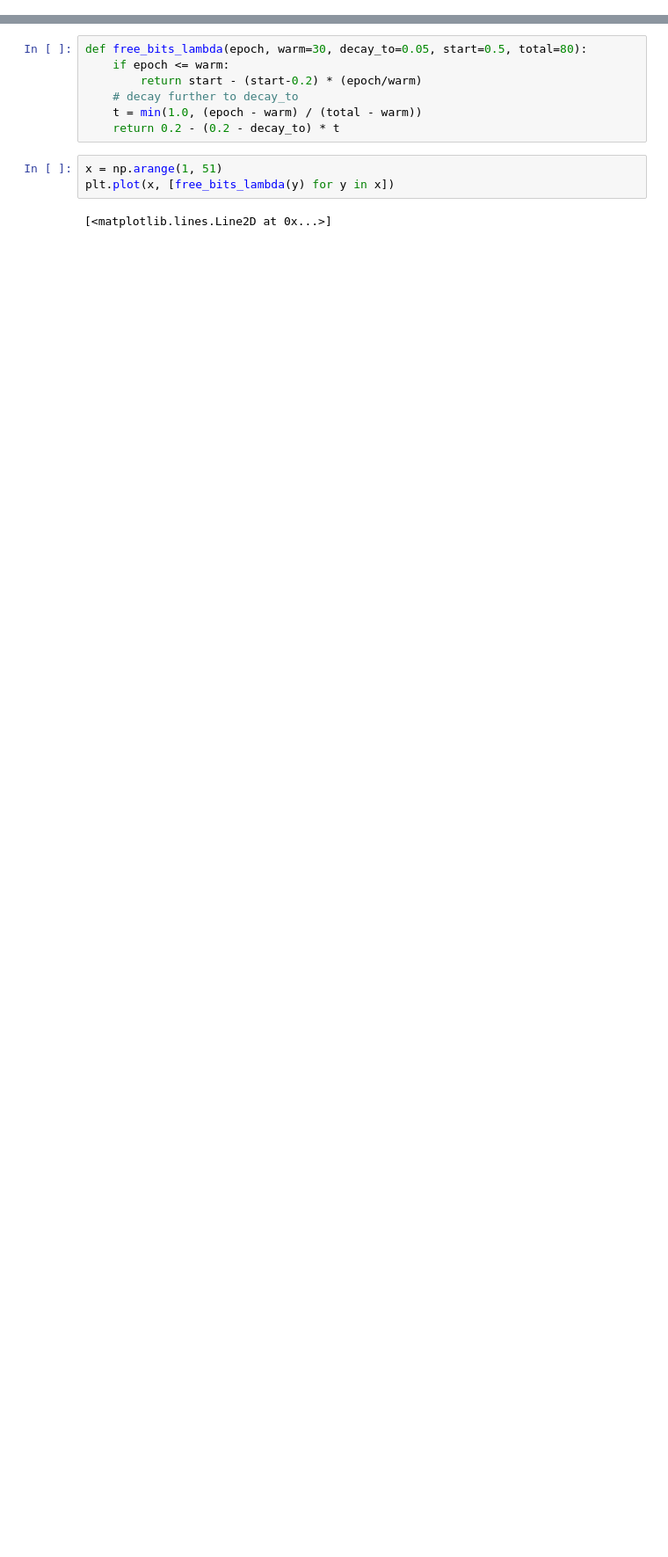
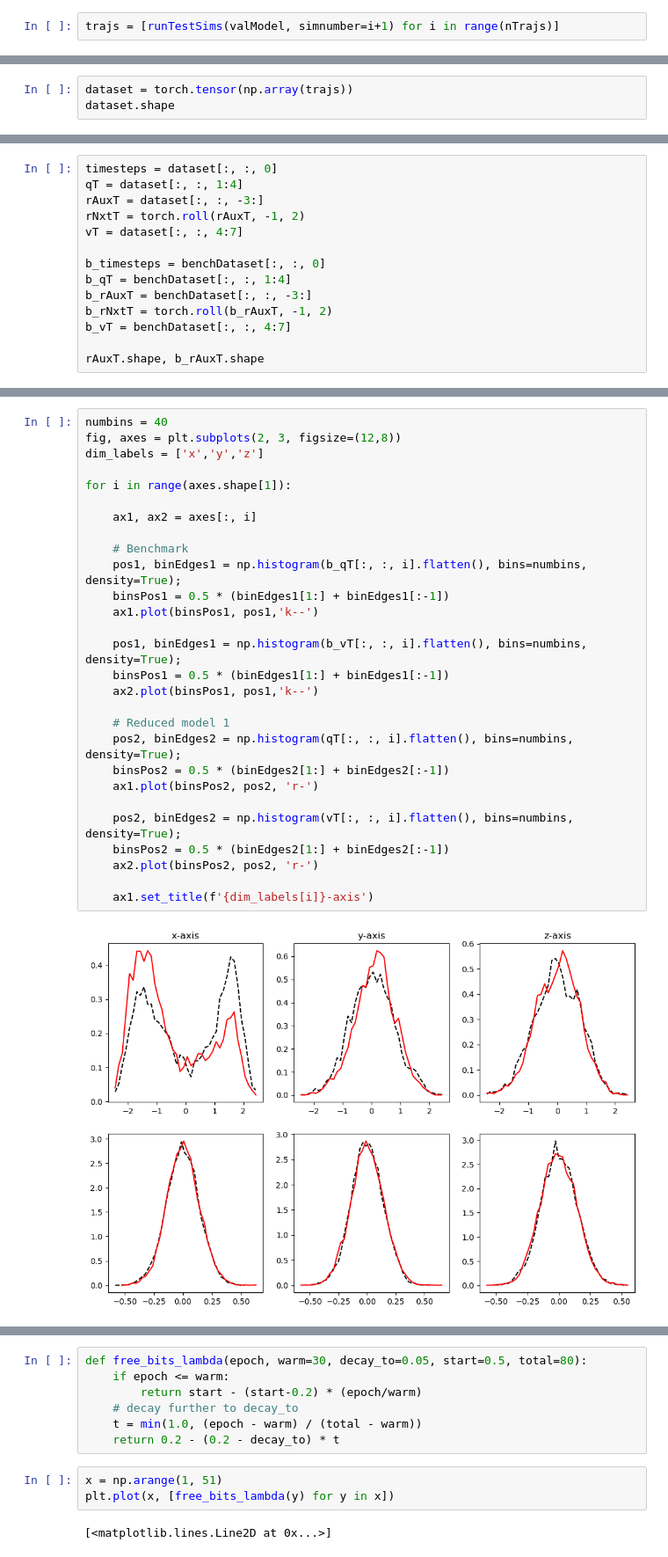
Before and after one commit to maojrs/deepRD, a Jupyter notebook: notebooks/stochasticClosureCVAE/newCvae/sketch.ipynb, the cells around one changed output, grey strips where cells are left out. Shown: that part at 88% size. Saved outputs shown, nothing was run; the diff lists cells and outputs as text; blank space fills up the shorter version.

```diff
--- a/notebooks/stochasticClosureCVAE/newCvae/sketch.ipynb
+++ b/notebooks/stochasticClosureCVAE/newCvae/sketch.ipynb
@@ -3,0 +97,2 @@ import numpy as np
+# %%
+trajs = [runTestSims(valModel, simnumber=i+1) for i in range(nTrajs)]
@@ -3,0 +110,3 @@ import numpy as np
+# %%
+dataset = torch.tensor(np.array(trajs))
+dataset.shape
@@ -3,0 +137,14 @@ import numpy as np
+# %%
+timesteps = dataset[:, :, 0]
+qT = dataset[:, :, 1:4]
+rAuxT = dataset[:, :, -3:]
+rNxtT = torch.roll(rAuxT, -1, 2)
+vT = dataset[:, :, 4:7]
+
+b_timesteps = benchDataset[:, :, 0]
+b_qT = benchDataset[:, :, 1:4]
+b_rAuxT = benchDataset[:, :, -3:]
+b_rNxtT = torch.roll(b_rAuxT, -1, 2)
+b_vT = benchDataset[:, :, 4:7]
+
+rAuxT.shape, b_rAuxT.shape
@@ -3,0 +184,30 @@ import numpy as np
+# %%
+numbins = 40
+fig, axes = plt.subplots(2, 3, figsize=(12,8))
+dim_labels = ['x','y','z']
+
+for i in range(axes.shape[1]):
+
+    ax1, ax2 = axes[:, i]
+
+    # Benchmark
+    pos1, binEdges1 = np.histogram(b_qT[:, :, i].flatten(), bins=numbins, density=True);
+    binsPos1 = 0.5 * (binEdges1[1:] + binEdges1[:-1])
+    ax1.plot(binsPos1, pos1,'k--')
+
+    pos1, binEdges1 = np.histogram(b_vT[:, :, i].flatten(), bins=numbins, density=True);
+    binsPos1 = 0.5 * (binEdges1[1:] + binEdges1[:-1])
+    ax2.plot(binsPos1, pos1,'k--')
+
+    # Reduced model 1
+    pos2, binEdges2 = np.histogram(qT[:, :, i].flatten(), bins=numbins, density=True);
+    binsPos2 = 0.5 * (binEdges2[1:] + binEdges2[:-1])
+    ax1.plot(binsPos2, pos2, 'r-')
+
+    pos2, binEdges2 = np.histogram(vT[:, :, i].flatten(), bins=numbins, density=True);
+    binsPos2 = 0.5 * (binEdges2[1:] + binEdges2[:-1])
+    ax2.plot(binsPos2, pos2, 'r-')
+
+    ax1.set_title(f'{dim_labels[i]}-axis')
+# %% [output]
+[figure, added]
```
Also changed, not shown: parts of 13 cells of this notebook, 22 other files.
